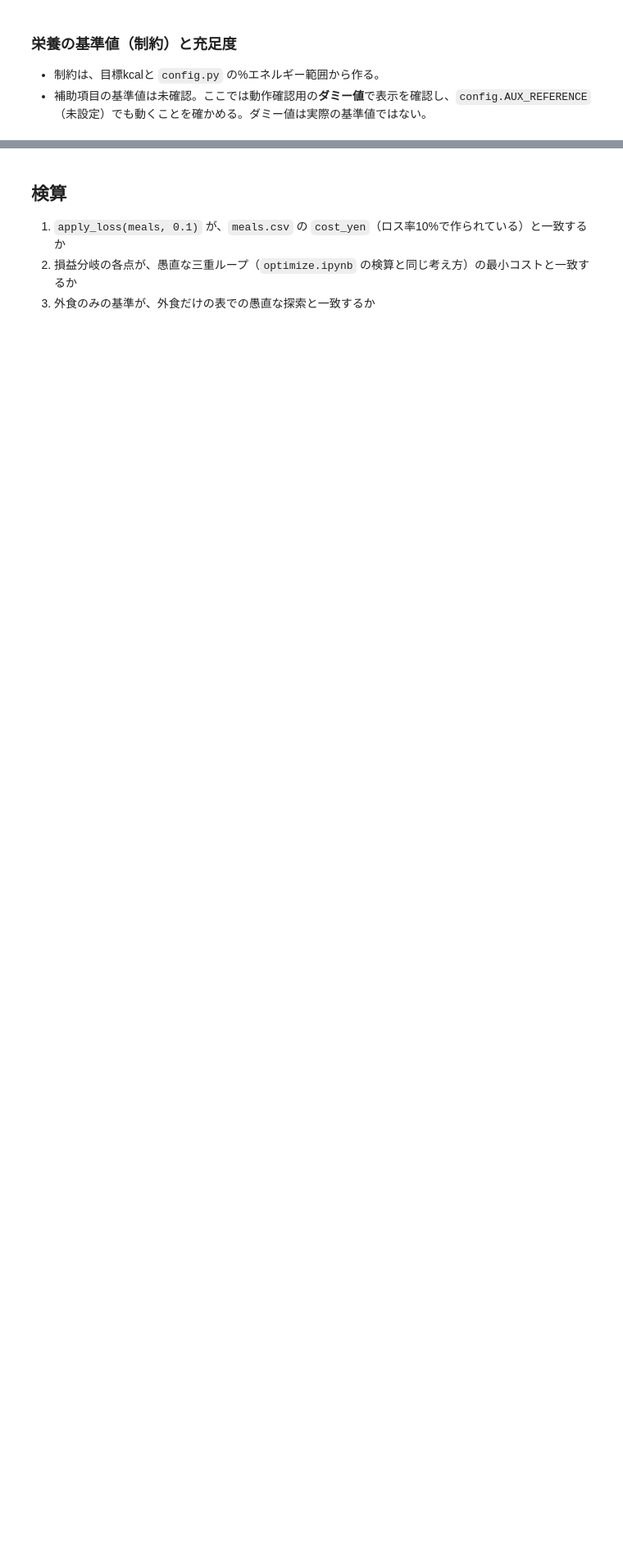
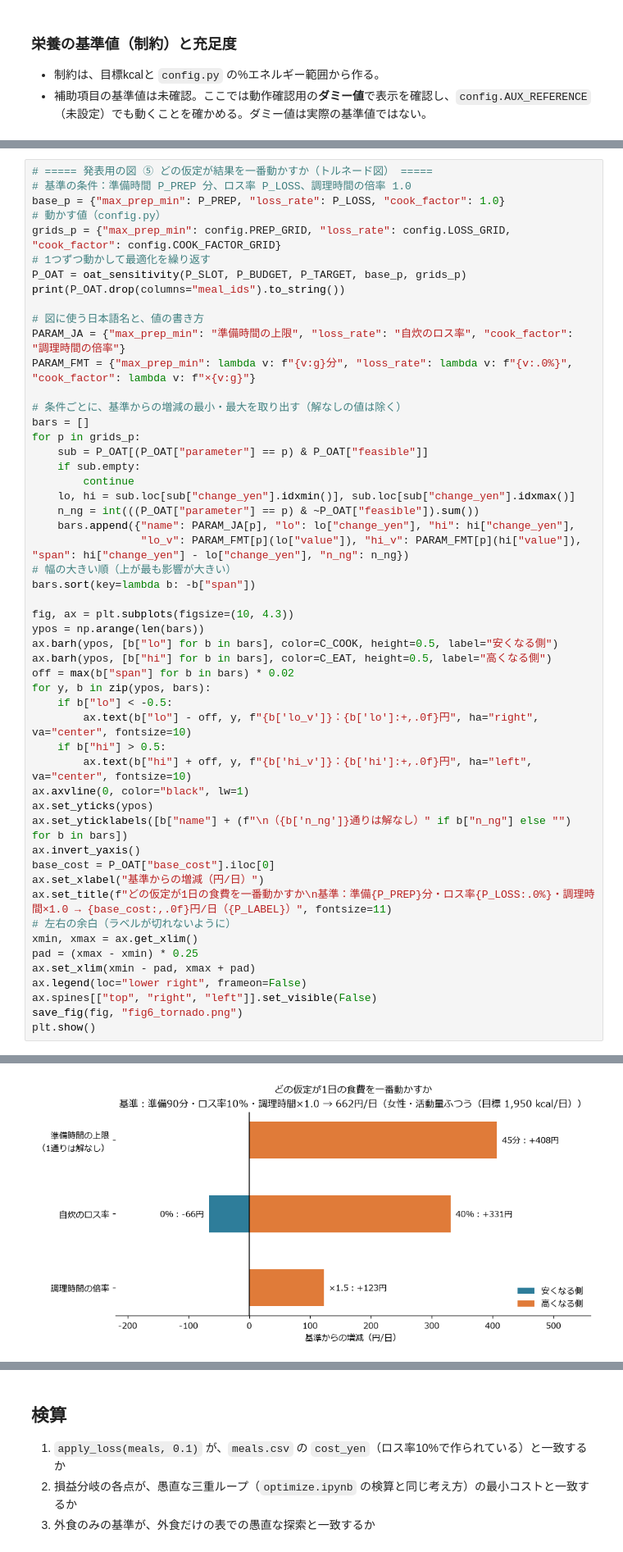
Before and after one commit to c0c2400768/G3_project, a Jupyter notebook: src/sensitivity.ipynb, the cells around one changed output, grey strips where cells are left out. Shown at 82% size. Cells and saved outputs as stored; diff of their text form; blank space fills up the shorter version.

```diff
--- a/src/sensitivity.ipynb
+++ b/src/sensitivity.ipynb
@@ -665,0 +931,53 @@ print(nutrition_adequacy(res["totals"], target, config.AUX_REFERENCE).to_string(
+# %%
+# ===== 発表用の図 ⑤ どの仮定が結果を一番動かすか（トルネード図） =====
+# 基準の条件：準備時間 P_PREP 分、ロス率 P_LOSS、調理時間の倍率 1.0
+base_p = {"max_prep_min": P_PREP, "loss_rate": P_LOSS, "cook_factor": 1.0}
+# 動かす値（config.py）
+grids_p = {"max_prep_min": config.PREP_GRID, "loss_rate": config.LOSS_GRID, "cook_factor": config.COOK_FACTOR_GRID}
+# 1つずつ動かして最適化を繰り返す
+P_OAT = oat_sensitivity(P_SLOT, P_BUDGET, P_TARGET, base_p, grids_p)
+print(P_OAT.drop(columns="meal_ids").to_string())
+
+# 図に使う日本語名と、値の書き方
+PARAM_JA = {"max_prep_min": "準備時間の上限", "loss_rate": "自炊のロス率", "cook_factor": "調理時間の倍率"}
+PARAM_FMT = {"max_prep_min": lambda v: f"{v:g}分", "loss_rate": lambda v: f"{v:.0%}", "cook_factor": lambda v: f"×{v:g}"}
+
+# 条件ごとに、基準からの増減の最小・最大を取り出す（解なしの値は除く）
+bars = []
+for p in grids_p:
+    sub = P_OAT[(P_OAT["parameter"] == p) & P_OAT["feasible"]]
+    if sub.empty:
+        continue
+    lo, hi = sub.loc[sub["change_yen"].idxmin()], sub.loc[sub["change_yen"].idxmax()]
+    n_ng = int(((P_OAT["parameter"] == p) & ~P_OAT["feasible"]).sum())
+    bars.append({"name": PARAM_JA[p], "lo": lo["change_yen"], "hi": hi["change_yen"],
+                 "lo_v": PARAM_FMT[p](lo["value"]), "hi_v": PARAM_FMT[p](hi["value"]), "span": hi["change_yen"] - lo["change_yen"], "n_ng": n_ng})
+# 幅の大きい順（上が最も影響が大きい）
+bars.sort(key=lambda b: -b["span"])
+
+fig, ax = plt.subplots(figsize=(10, 4.3))
+ypos = np.arange(len(bars))
+ax.barh(ypos, [b["lo"] for b in bars], color=C_COOK, height=0.5, label="安くなる側")
+ax.barh(ypos, [b["hi"] for b in bars], color=C_EAT, height=0.5, label="高くなる側")
+off = max(b["span"] for b in bars) * 0.02
+for y, b in zip(ypos, bars):
+    if b["lo"] < -0.5:
+        ax.text(b["lo"] - off, y, f"{b['lo_v']}：{b['lo']:+,.0f}円", ha="right", va="center", fontsize=10)
+    if b["hi"] > 0.5:
+        ax.text(b["hi"] + off, y, f"{b['hi_v']}：{b['hi']:+,.0f}円", ha="left", va="center", fontsize=10)
+ax.axvline(0, color="black", lw=1)
+ax.set_yticks(ypos)
+ax.set_yticklabels([b["name"] + (f"\n（{b['n_ng']}通りは解なし）" if b["n_ng"] else "") for b in bars])
+ax.invert_yaxis()
+base_cost = P_OAT["base_cost"].iloc[0]
+ax.set_xlabel("基準からの増減（円/日）")
+ax.set_title(f"どの仮定が1日の食費を一番動かすか\n基準：準備{P_PREP}分・ロス率{P_LOSS:.0%}・調理時間×1.0 → {base_cost:,.0f}円/日（{P_LABEL}）", fontsize=11)
+# 左右の余白（ラベルが切れないように）
+xmin, xmax = ax.get_xlim()
+pad = (xmax - xmin) * 0.25
+ax.set_xlim(xmin - pad, xmax + pad)
+ax.legend(loc="lower right", frameon=False)
+ax.spines[["top", "right", "left"]].set_visible(False)
+save_fig(fig, "fig6_tornado.png")
+plt.show()
+# %% [output]
@@ -665,0 +1001 @@ print(nutrition_adequacy(res["totals"], target, config.AUX_REFERENCE).to_string(
+[figure, added]
```
Also changed, not shown: parts of 19 cells of this notebook, 13 other files.
